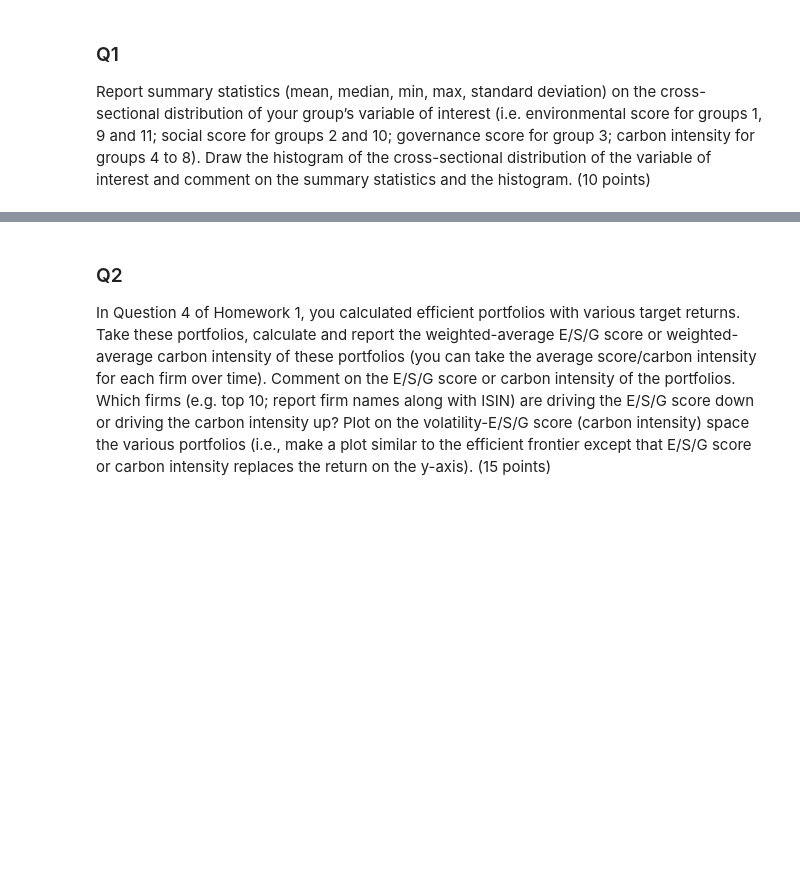
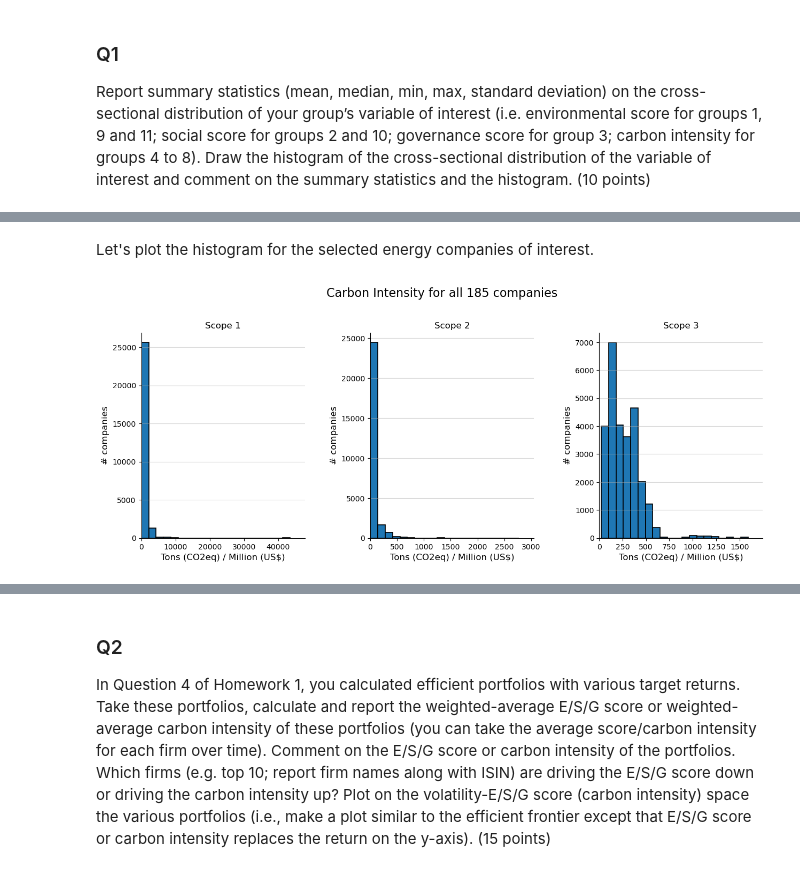
Before and after one commit to percw/Sustainable_and_Entrepreneurial_Finance, a Jupyter notebook: Assignment_2.ipynb, the cells around one changed output, grey strips where cells are left out. Saved outputs shown, nothing was run; the diff lists cells and outputs as text; code cells hidden in the pictures; blank space fills up the shorter version.

```diff
--- a/Assignment_2.ipynb
+++ b/Assignment_2.ipynb
@@ -167,0 +283,4 @@ plt.show()
+# %%
+scopes = ['Scope_1', 'Scope_2', 'Scope_3']
+
+display(df_nrg_intensity[scopes].describe())
@@ -167,0 +297,36 @@ plt.show()
+# %% [markdown]
+Let's plot the histogram for the selected energy companies of interest.
+# %%
+
+def get_hist_plot(data: pd.DataFrame, columns: list[str], title='Histogram', color=None):
+    '''
+    Function that creates a histogram plot on the given data for the given columns.
+    xticks_rotation: rotation of xticks in degrees
+    '''
+    fig, axs = plt.subplots(nrows=1, ncols=len(columns), figsize=(15, 5))
+
+    # Plot each set of data in a different subplot
+    for i, col in enumerate(columns):
+        # Calculate x-limits based on data in the column
+        x_min = data[col].min()
+        x_max = data[col].max()
+        x_range = x_max - x_min
+        x_min = max(0, x_min - 0.1 * x_range)
+        x_max += 0.1 * x_range
+        axs[i].hist(data[col], bins=20, edgecolor='black', linewidth=1.2, color=color)
+        axs[i].set_xlim([x_min, x_max])
+        axs[i].set_title(col.replace('_', ' '), fontsize=12)
+        axs[i].set_xlabel('Tons (CO2eq) / Million (US$)', fontsize=12)
+        axs[i].set_ylabel('# companies', fontsize=12)
+        axs[i].tick_params(axis='both', which='major', labelsize=10)
+        axs[i].grid(axis='y', alpha=0.5)
+        axs[i].spines['right'].set_visible(False)
+        axs[i].spines['top'].set_visible(False)
+    fig.suptitle(title, fontsize=16, y=1.05)
+    # Increase spacing between subplots
+    fig.subplots_adjust(wspace=0.4)
+    return plt
+
+get_hist_plot(data=df_nrg_intensity, columns=scopes, title='Carbon Intensity for all 185 companies').show()
+# %% [output]
+[figure, added]
```
Also changed, not shown: parts of 23 cells of this notebook, 2 other files.
